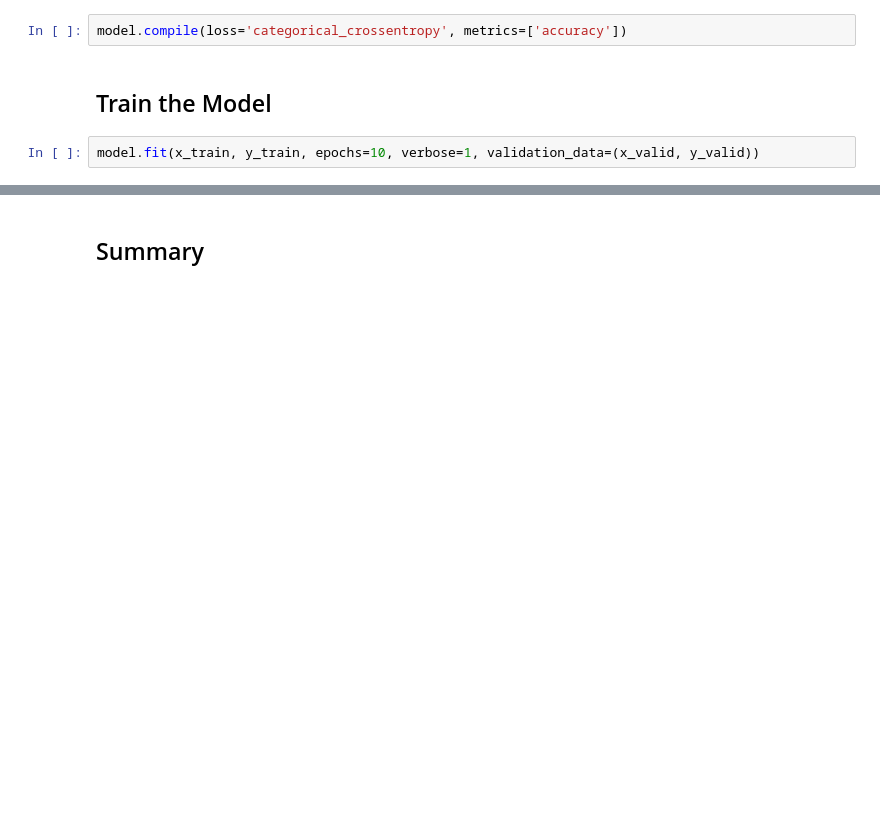
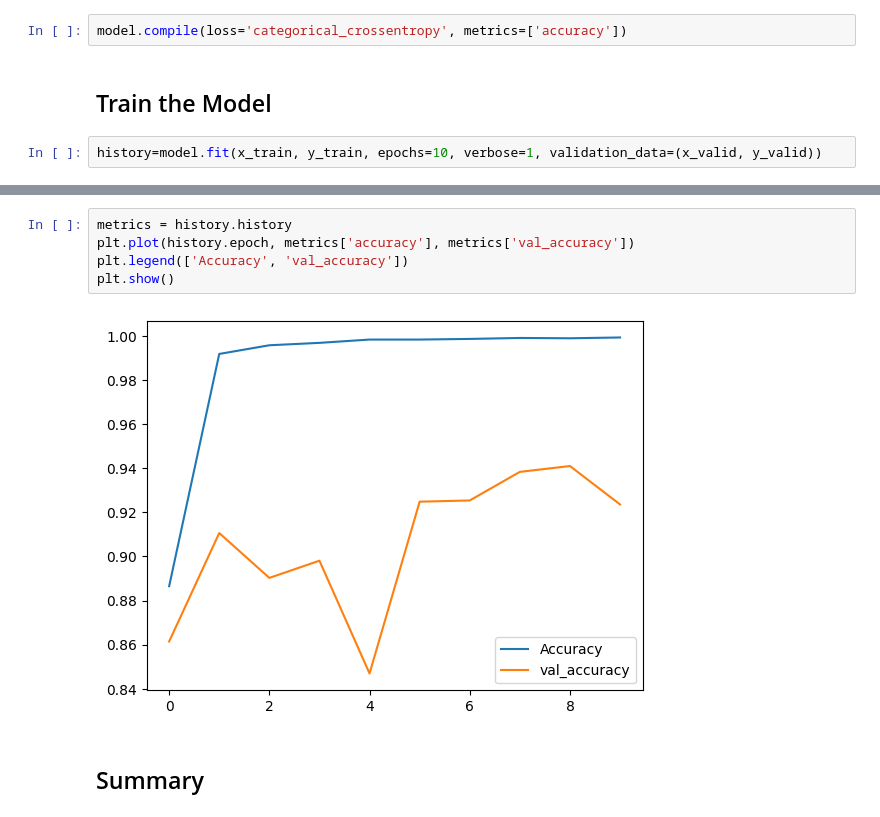
Before and after one commit to TAMIDSpiyalong/Machine-Learning-for-Computer-Vision, a Jupyter notebook: Lab_1.ipynb, the cells around one changed output, grey strips where cells are left out. Saved outputs shown, nothing was run; the diff lists cells and outputs as text; blank space fills up the shorter version.

```diff
--- a/Lab_1.ipynb
+++ b/Lab_1.ipynb
@@ -360,6 +366,6 @@ model.compile(loss='categorical_crossentropy', metrics=['accuracy'])
 # %% [markdown]
 ## Train the Model
 # %%
-model.fit(x_train, y_train, epochs=10, verbose=1, validation_data=(x_valid, y_valid))
+history=model.fit(x_train, y_train, epochs=10, verbose=1, validation_data=(x_valid, y_valid))
 # %% [output]
 Epoch 1/10
@@ -386,3 +391,10 @@ Epoch 10/10
+# %%
+metrics = history.history
+plt.plot(history.epoch, metrics['accuracy'], metrics['val_accuracy'])
+plt.legend(['Accuracy', 'val_accuracy'])
+plt.show()
+# %% [output]
+[figure, added]
 # %% [markdown]
 ## Summary
 # %% [markdown]
```
Also changed, not shown: parts of 10 cells of this notebook.
